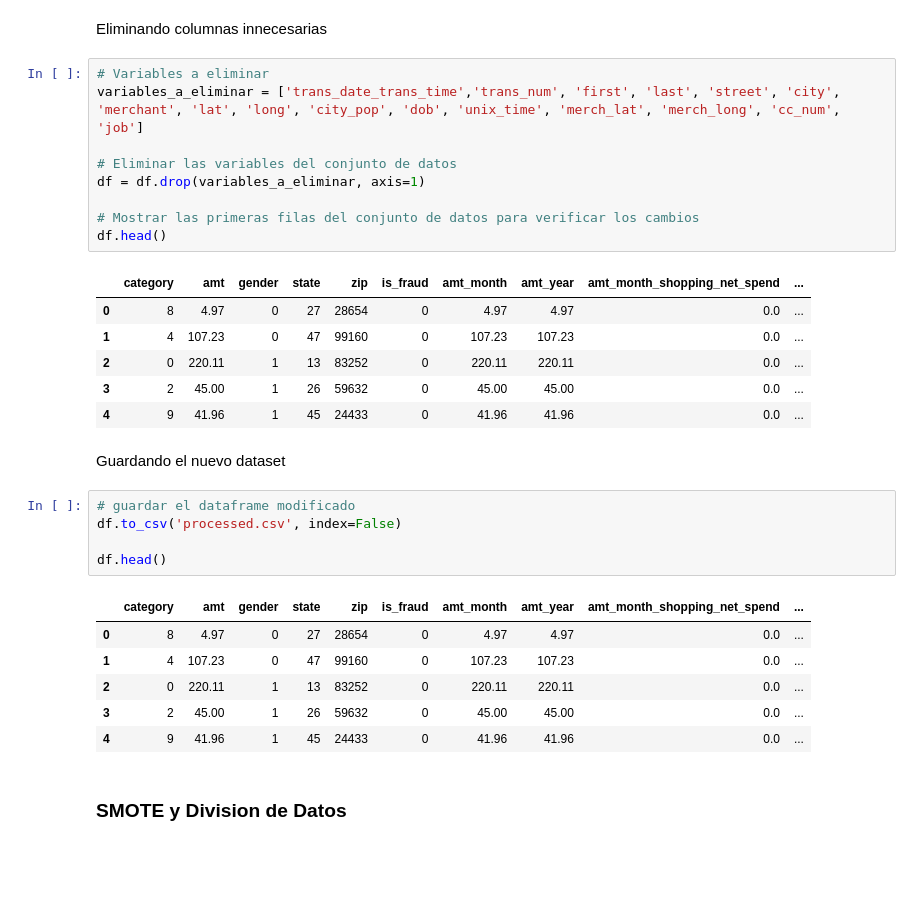
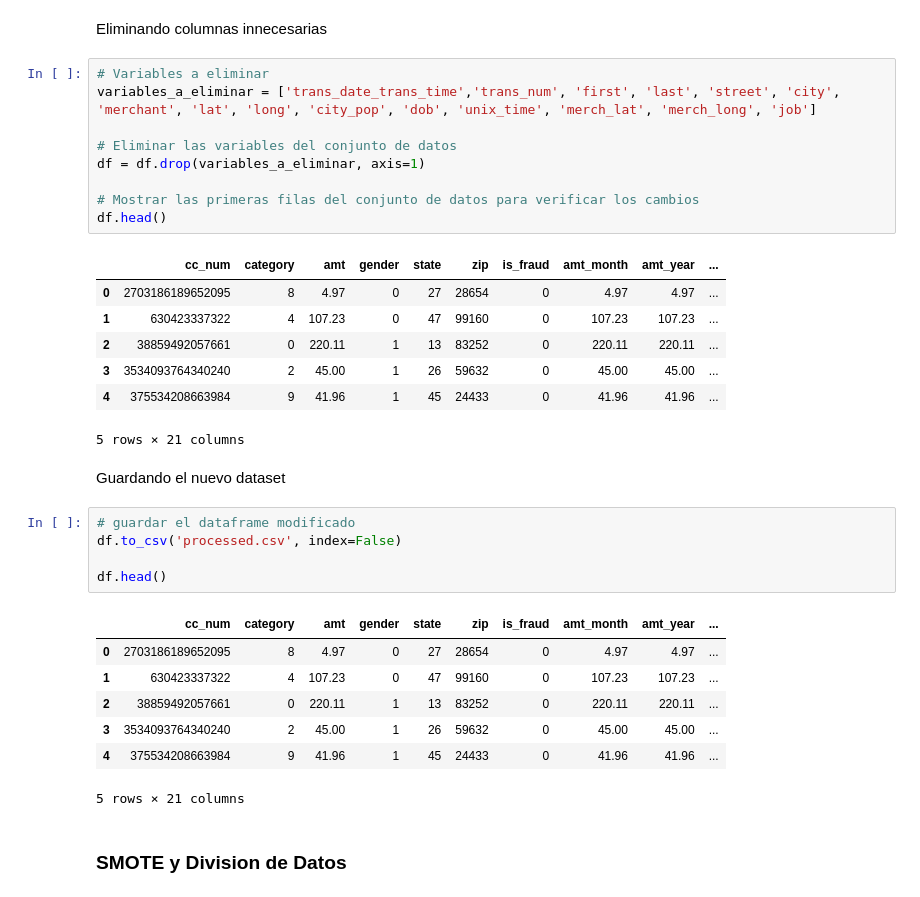
Before and after one commit to javim7/Proyecto2-SDS, a Jupyter notebook: proyecto2.ipynb, the cells around one changed output. Saved outputs shown, nothing was run; the diff lists cells and outputs as text; blank space fills up the shorter version.

```diff
--- a/proyecto2.ipynb
+++ b/proyecto2.ipynb
@@ -283,20 +283,21 @@ df['first_time_at_merchant'] = label_encoder.fit_transform(df['first_time_at_mer
 Eliminando columnas innecesarias
 # %%
 # Variables a eliminar
-variables_a_eliminar = ['trans_date_trans_time','trans_num', 'first', 'last', 'street', 'city', 'merchant', 'lat', 'long', 'city_pop', 'dob', 'unix_time', 'merch_lat', 'merch_long', 'cc_num', 'job']
+variables_a_eliminar = ['trans_date_trans_time','trans_num', 'first', 'last', 'street', 'city', 'merchant', 'lat', 'long', 'city_pop', 'dob', 'unix_time', 'merch_lat', 'merch_long', 'job']
 
 # Eliminar las variables del conjunto de datos
 df = df.drop(variables_a_eliminar, axis=1)
 
 # Mostrar las primeras filas del conjunto de datos para verificar los cambios
 df.head()
 # %% [output]
-|  | category | amt | gender | state | zip | is_fraud | amt_month | amt_year | amt_month_shopping_net_spend | ... |
-| 0 | 8 | 4.97 | 0 | 27 | 28654 | 0 | 4.97 | 4.97 | 0.0 | ... |
-| 1 | 4 | 107.23 | 0 | 47 | 99160 | 0 | 107.23 | 107.23 | 0.0 | ... |
-| 2 | 0 | 220.11 | 1 | 13 | 83252 | 0 | 220.11 | 220.11 | 0.0 | ... |
-| 3 | 2 | 45.00 | 1 | 26 | 59632 | 0 | 45.00 | 45.00 | 0.0 | ... |
-| 4 | 9 | 41.96 | 1 | 45 | 24433 | 0 | 41.96 | 41.96 | 0.0 | ... |
+|  | cc_num | category | amt | gender | state | zip | is_fraud | amt_month | amt_year | ... |
+| 0 | 2703186189652095 | 8 | 4.97 | 0 | 27 | 28654 | 0 | 4.97 | 4.97 | ... |
+| 1 | 630423337322 | 4 | 107.23 | 0 | 47 | 99160 | 0 | 107.23 | 107.23 | ... |
+| 2 | 38859492057661 | 0 | 220.11 | 1 | 13 | 83252 | 0 | 220.11 | 220.11 | ... |
+| 3 | 3534093764340240 | 2 | 45.00 | 1 | 26 | 59632 | 0 | 45.00 | 45.00 | ... |
+| 4 | 375534208663984 | 9 | 41.96 | 1 | 45 | 24433 | 0 | 41.96 | 41.96 | ... |
+5 rows × 21 columns
 # %% [markdown]
 Guardando el nuevo dataset
 # %%
@@ -305,12 +306,13 @@ df.to_csv('processed.csv', index=False)
 
 df.head()
 # %% [output]
-|  | category | amt | gender | state | zip | is_fraud | amt_month | amt_year | amt_month_shopping_net_spend | ... |
-| 0 | 8 | 4.97 | 0 | 27 | 28654 | 0 | 4.97 | 4.97 | 0.0 | ... |
-| 1 | 4 | 107.23 | 0 | 47 | 99160 | 0 | 107.23 | 107.23 | 0.0 | ... |
-| 2 | 0 | 220.11 | 1 | 13 | 83252 | 0 | 220.11 | 220.11 | 0.0 | ... |
-| 3 | 2 | 45.00 | 1 | 26 | 59632 | 0 | 45.00 | 45.00 | 0.0 | ... |
-| 4 | 9 | 41.96 | 1 | 45 | 24433 | 0 | 41.96 | 41.96 | 0.0 | ... |
+|  | cc_num | category | amt | gender | state | zip | is_fraud | amt_month | amt_year | ... |
+| 0 | 2703186189652095 | 8 | 4.97 | 0 | 27 | 28654 | 0 | 4.97 | 4.97 | ... |
+| 1 | 630423337322 | 4 | 107.23 | 0 | 47 | 99160 | 0 | 107.23 | 107.23 | ... |
+| 2 | 38859492057661 | 0 | 220.11 | 1 | 13 | 83252 | 0 | 220.11 | 220.11 | ... |
+| 3 | 3534093764340240 | 2 | 45.00 | 1 | 26 | 59632 | 0 | 45.00 | 45.00 | ... |
+| 4 | 375534208663984 | 9 | 41.96 | 1 | 45 | 24433 | 0 | 41.96 | 41.96 | ... |
+5 rows × 21 columns
 # %% [markdown]
 ### SMOTE y Division de Datos
 # %%
```
Also changed, not shown: parts of 38 cells of this notebook, 10 other files.
